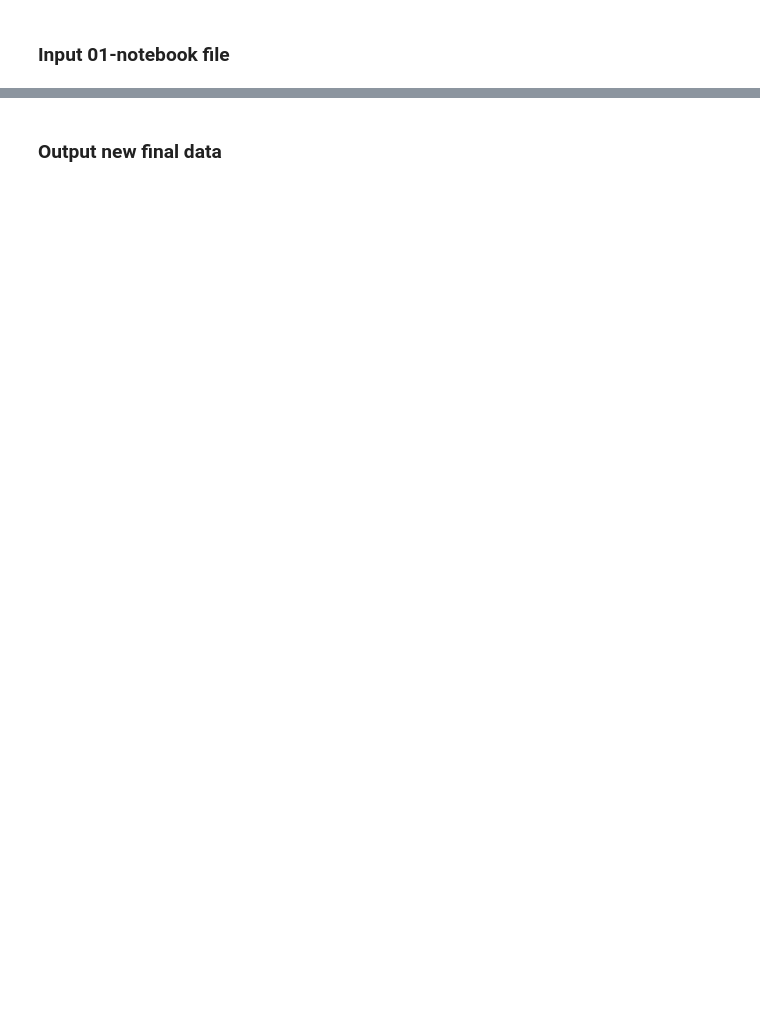
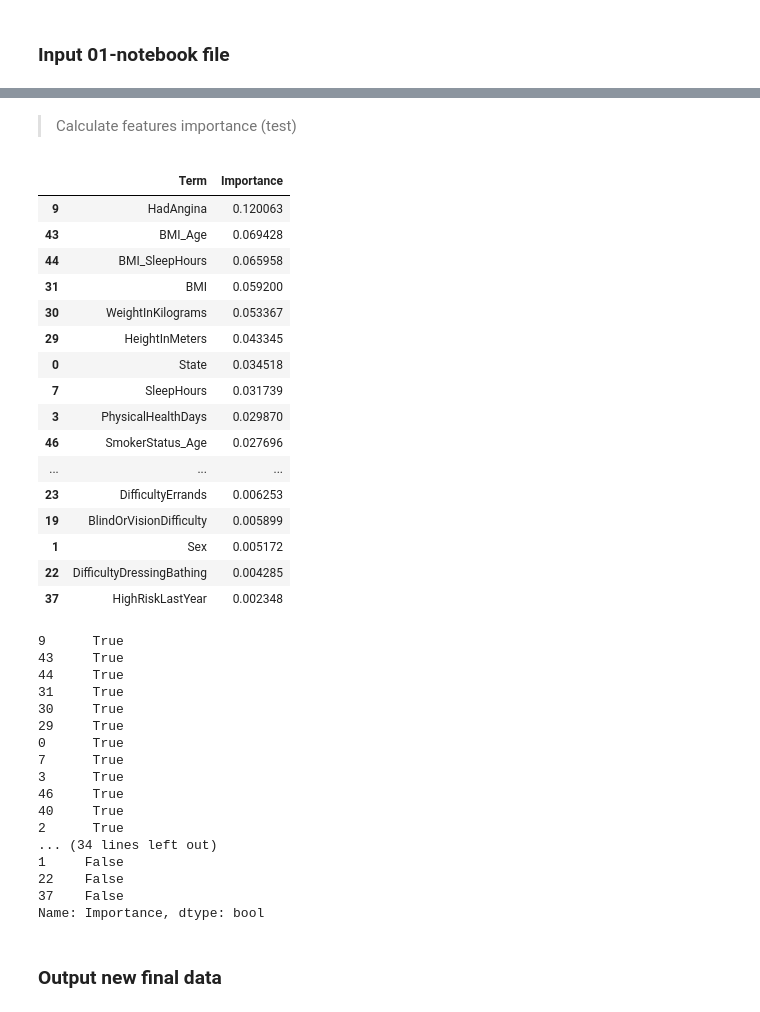
Before and after one commit to MaxChiu1122/ML-Project-with-Cathay-Life, a Jupyter notebook: notebooks/02_feature_engineering.ipynb, the cells around one changed output, grey strips where cells are left out. Saved outputs shown, nothing was run; the diff lists cells and outputs as text; code cells hidden in the pictures; blank space fills up the shorter version.

```diff
--- a/notebooks/02_feature_engineering.ipynb
+++ b/notebooks/02_feature_engineering.ipynb
@@ -168,3 +310,80 @@ df.sample(5)
+# %%
+# there are related paper to support these
+df["Sex_Age"] = df["Sex"] * df["AgeCategory"]
+df["Weight_MentalHealthDays"] = df["WeightInKilograms"] * df["MentalHealthDays"]
+df["Sex_Diabetes"] = df["Sex"] * df["HadDiabetes"]
+df["AgeCategory_Diabetes"] = df["AgeCategory"] * df["HadDiabetes"]
+df["BMI_Age"] = df["BMI"] * df["AgeCategory"]
+df["BMI_SleepHours"] = df["BMI"] * df["SleepHours"]
+df["SmokerStatus_Sex"] = df["SmokerStatus"] * df["Sex"]
+df["SmokerStatus_Age"] = df["SmokerStatus"] * df["AgeCategory"]
+df["PhysicalActivities_AgeCategory"] = df["PhysicalActivities"] * df["AgeCategory"]
+df["PhysicalActivities_AgeCategory"] = df["PhysicalActivities"] * df["AgeCategory"]
+df["AgeCategory_HadStroke"] = df["AgeCategory"] * df["HadStroke"]
+
+# df["DifficultyWalking_GeneralHealth"] = df["DifficultyWalking"] * df["GeneralHealth"]
+# df["BMI_DifficultyWalking"] = df["BMI"] * df["DifficultyWalking"]
+# df["HadDiabetes_PhysicalActivities"] = df["HadDiabetes"] * df["PhysicalActivities"]
+# df["HadKidneyDisease_PneumoVaxEver"] = df["HadKidneyDisease"] * df["PneumoVaxEver"]
+# df["AlcoholDrinkers_HadAngina"] = df["AlcoholDrinkers"] * df["HadAngina"]
+# %% [markdown]
+> Calculate features importance (test)
+# %%
+from sklearn.ensemble import RandomForestClassifier
+
+all_terms = list(df.columns.drop("HadHeartAttack"))
+
+X = df[all_terms]
+y = df["HadHeartAttack"]
+
+rf = RandomForestClassifier(n_estimators=100, random_state=42)
+rf.fit(X, y)
+
+# 取得 Feature Importance 分數
+importance_df = pd.DataFrame({
+    "Term": all_terms,
+    "Importance": rf.feature_importances_
+}).sort_values(by="Importance", ascending=False)
+
+# 顯示結果
+display(importance_df)
+condition = importance_df["Importance"] > (importance_df["Importance"].sum() / len(importance_df))
+display(condition)
+# %% [output]
+|  | Term | Importance |
+| 9 | HadAngina | 0.120063 |
+| 43 | BMI_Age | 0.069428 |
+| 44 | BMI_SleepHours | 0.065958 |
+| 31 | BMI | 0.059200 |
+| 30 | WeightInKilograms | 0.053367 |
+| 29 | HeightInMeters | 0.043345 |
+| 0 | State | 0.034518 |
+| 7 | SleepHours | 0.031739 |
+| 3 | PhysicalHealthDays | 0.029870 |
+| 46 | SmokerStatus_Age | 0.027696 |
+| ... | ... | ... |
+| 23 | DifficultyErrands | 0.006253 |
+| 19 | BlindOrVisionDifficulty | 0.005899 |
+| 1 | Sex | 0.005172 |
+| 22 | DifficultyDressingBathing | 0.004285 |
+| 37 | HighRiskLastYear | 0.002348 |
+9      True
+43     True
+44     True
+31     True
+30     True
+29     True
+0      True
+7      True
+3      True
+46     True
+40     True
+2      True
+... (34 lines left out)
+1     False
+22    False
+37    False
+Name: Importance, dtype: bool
 # %% [markdown]
 ### Output new final data
 # %%
```
Also changed, not shown: parts of 30 cells of this notebook, 17 other files.
